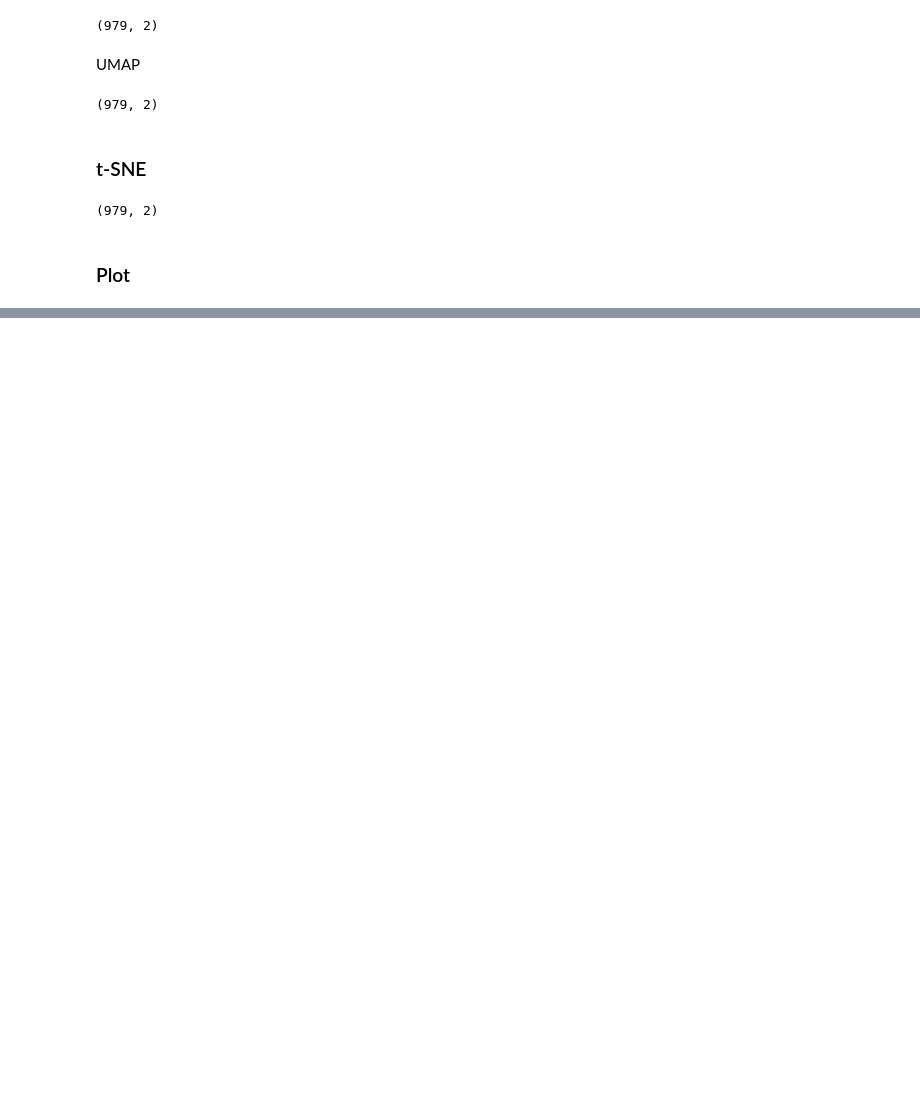
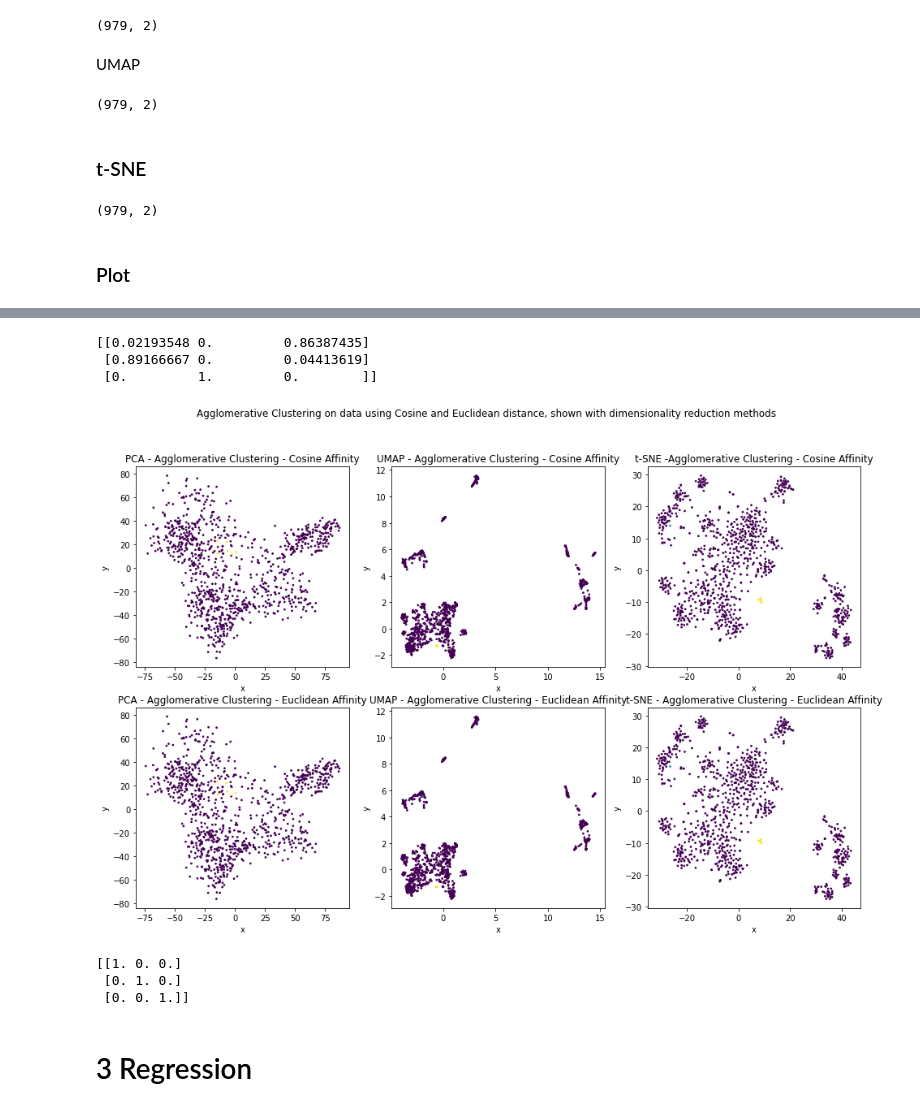
Before and after one commit to williamrobotma/ECSE556-HW1, a Jupyter notebook: HW1.ipynb, the cells around one changed output, grey strips where cells are left out. Drawn from its saved outputs; the diff is of its cells as text; code cells hidden in the pictures; blank space fills up the shorter version.

```diff
--- a/HW1.ipynb
+++ b/HW1.ipynb
@@ -83,0 +152,59 @@ ValueError: If using all scalar values, you must pass an index
+# %%
+# produce jaccard index:
+jaccs = np.zeros((3,3))
+
+for y in range(3):
+    for x in range(3):
+        jaccs[y,x] = sklearn.metrics.jaccard_score(cells_kmeans1h[y], cells_AC1h[x])
+
+print(jaccs)
+# %% [output]
+[[0.02193548 0.         0.86387435]
+ [0.89166667 0.         0.04413619]
+ [0.         1.         0.        ]]
+# %%
+cells_AC_cos = AgglomerativeClustering(n_clusters=3, linkage='average', affinity='cosine').fit(cellsT.values)
+cells_AC_euc = AgglomerativeClustering(n_clusters=3, linkage='average', affinity='euclidean').fit(cellsT.values)
+# %%
+fig, axs = plt.subplots(2, 3, figsize=(16, 10))
+fig.suptitle('Agglomerative Clustering on data using Cosine and Euclidean distance, shown with dimensionality reduction methods')
+
+axs[0][0].scatter(drPCA[:,0], drPCA[:,1], s=3, c=cells_AC_cos.labels_)
+axs[0][0].set_title('PCA - Agglomerative Clustering - Cosine Affinity')
+axs[0][1].scatter(drUMAP[:,0], drUMAP[:,1], s=3, c=cells_AC_cos.labels_)
+axs[0][1].set_title('UMAP - Agglomerative Clustering - Cosine Affinity')
+axs[0][2].scatter(drTSNE[:,0], drTSNE[:,1], s=3, c=cells_AC_cos.labels_)
+axs[0][2].set_title('t-SNE -Agglomerative Clustering - Cosine Affinity')
+
+axs[1][0].scatter(drPCA[:,0], drPCA[:,1], s=3, c=cells_AC_euc.labels_)
+axs[1][0].set_title('PCA - Agglomerative Clustering - Euclidean Affinity')
+axs[1][1].scatter(drUMAP[:,0], drUMAP[:,1], s=3, c=cells_AC_euc.labels_)
+axs[1][1].set_title('UMAP - Agglomerative Clustering - Euclidean Affinity')
+axs[1][2].scatter(drTSNE[:,0], drTSNE[:,1], s=3, c=cells_AC_euc.labels_)
+axs[1][2].set_title('t-SNE - Agglomerative Clustering - Euclidean Affinity')
+
+for ax in axs.flat:
+    ax.set(xlabel='x', ylabel='y')
+
+plt.show()
+# %% [output]
+[figure, added]
+# %%
+# one hot encode labels
+cells_AC_cos1h = pd.get_dummies(cells_AC_cos.labels_)
+cells_AC_euc1h = pd.get_dummies(cells_AC_euc.labels_)
+
+# produce jaccard index:
+jaccs = np.zeros((3,3))
+
+for y in range(3):
+    for x in range(3):
+        jaccs[y,x] = sklearn.metrics.jaccard_score(cells_AC_euc1h[y], cells_AC_cos1h[x])
+
+print(jaccs)
+# %% [output]
+[[1. 0. 0.]
+ [0. 1. 0.]
+ [0. 0. 1.]]
+# %% [markdown]
+# 3 Regression
```
Also changed, not shown: parts of 28 cells of this notebook, 1 other file.
